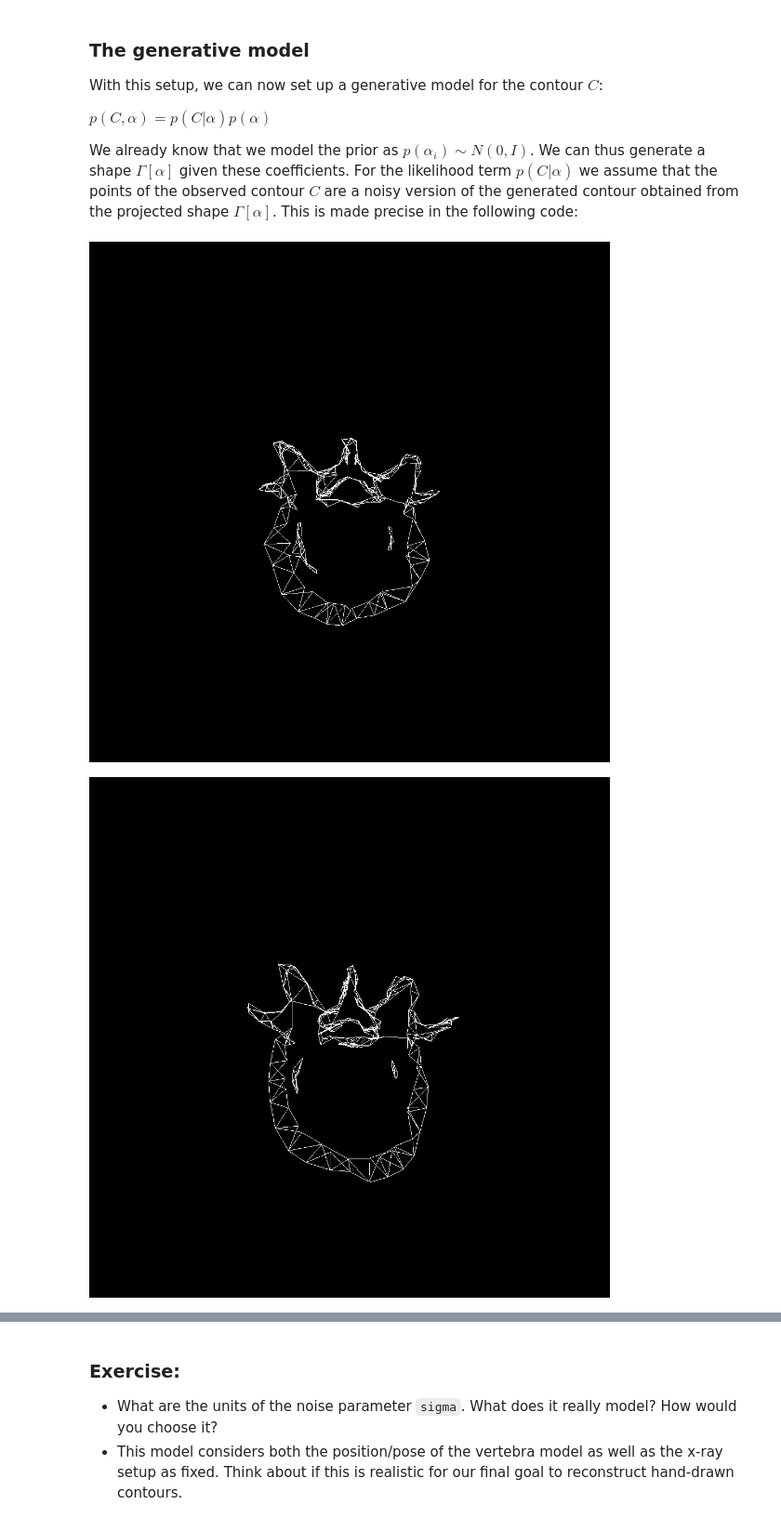
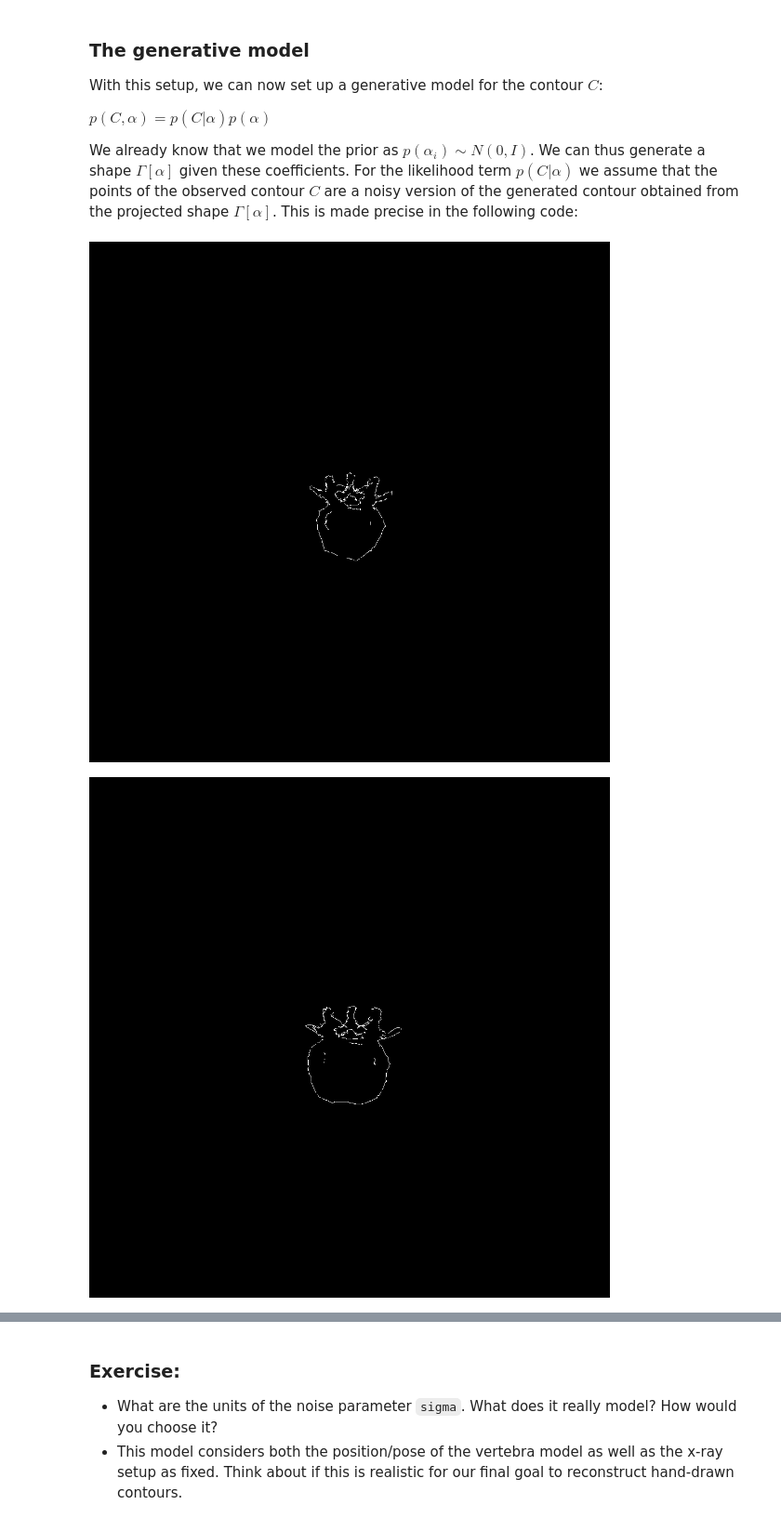
Before and after one commit to shape-the-world/big-data-africa-23, a Jupyter notebook: notebooks/shape-modelling.ipynb, the cells around one changed output, grey strips where cells are left out. Shown at 93% size. Cells and saved outputs as stored; diff of their text form; code cells hidden in the pictures.

```diff
--- a/notebooks/shape-modelling.ipynb
+++ b/notebooks/shape-modelling.ipynb
@@ -144,33 +144,33 @@ We already know that we model the prior as $p(\alpha_i) \sim N(0, I)$. We can th
 # %%
 def generate() : LineMesh[_2D] =
 
     val sensorDistance = 100
     val sourceLocation = Point3D(0, 0, 50)
 
     // sample from the prior
     val alpha = MultivariateGaussian(DenseVector.zeros[Double](vertebraModel.rank), DenseMatrix.eye[Double](vertebraModel.rank)).draw()
     val sample = vertebraModel.instance(alpha)
 
     // project the sampled shape to get the contour
     val sampledContour = ContourRenderer.projectMeshContours(sample, sensorDistance, sourceLocation)
 
     // add Gaussian noise to each point
-    val sigma = 10.0
+    val sigma = 1.0
 
     val noiseTransform = Transformation2D( (point : Point[_2D]) =>
         val pointVec = DenseVector(point.x, point.y)
-        val noise = MultivariateGaussian(pointVec, DenseMatrix.eye[Double](2)*sigma)
+        val noise = MultivariateGaussian(DenseVector.zeros[Double](2), DenseMatrix.eye[Double](2)*sigma)
         val newPoint = pointVec + noise.draw()
         Point2D(newPoint(0), newPoint(1))
     )
     sampledContour.transform(noiseTransform)
 
 
 
 
-for i <- 0 until 2 do
+for i <- 0 until 5 do
     val contour = generate()
     ContourRenderer.renderMeshContour(contour, 1000, 1000).show()
 # %% [output]
-[figure, old version]
+[figure, new version]
-[figure, old version]
+[figure, new version]
```
Also changed, not shown: parts of 9 cells of this notebook, 1 other file.
